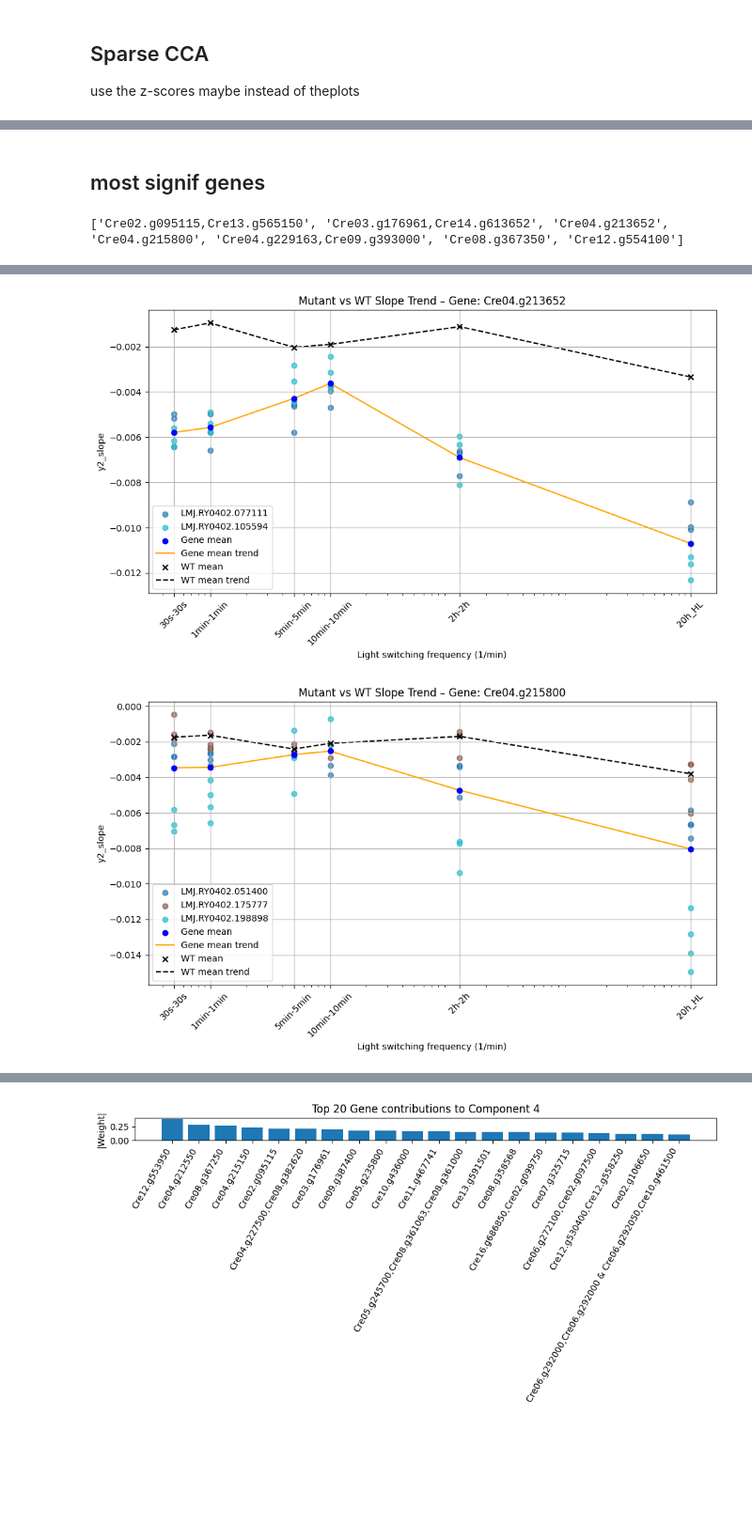
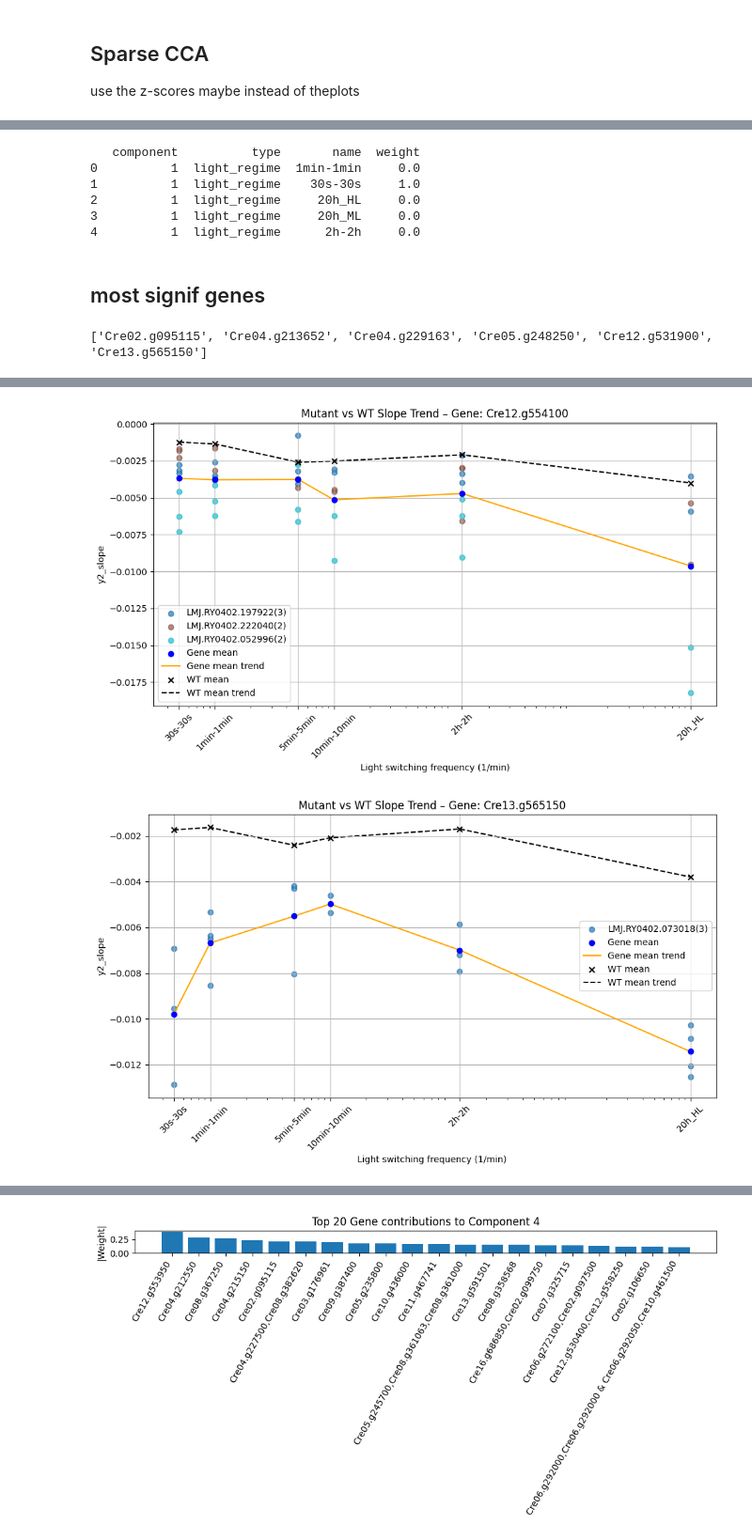
Before and after one commit to Imane-Mkt/Chlamy, a Jupyter notebook: Chlamy_Project_v2-main/Notebooks_Imane/Correlation_analysis.ipynb, the cells around one changed output, grey strips where cells are left out. Shown at 94% size. Saved outputs shown, nothing was run; the diff lists cells and outputs as text; code cells hidden in the pictures; blank space fills up the shorter version.

```diff
--- a/Chlamy_Project_v2-main/Notebooks_Imane/Correlation_analysis.ipynb
+++ b/Chlamy_Project_v2-main/Notebooks_Imane/Correlation_analysis.ipynb
@@ -89,47 +77,33 @@ print(mutant_means.head())
 
 use the z-scores maybe instead of theplots
 # %%
-import pandas as pd
-import numpy as np
-from sklearn.preprocessing import StandardScaler
-from sparsecca import cca_pmd
-
 K = 8
 penalty_x = 0.3
 penalty_y = 0.3
 
-df = pd.read_csv('/home/imokhtatif/.vscode-server/Chlamy_Project_v2-main/Data/mutant_level_zscores.csv')
+df = pd.read_csv('/home/imokhtatif/.vscode-server/Chlamy_Project_v2-main/Data/Bayesian_splitgenes_latest_phase2(5.18).csv')
 df = df[~(df['mutant_ID']== 'WT')]  #
-#df = df[~(df['light_regime'].isin(['20h_ML','10min-10min']))]  #
-
 df = df[df['mutated_genes'].notna() & df['mutant_ID'].notna()]
 
-# Gene presence/absence matrix
+# Gene presence/absence matrix : X
 df['presence'] = 1
 X = df.pivot_table(index='mutant_ID', columns='mutated_genes',
                    values='presence', fill_value=0)
-
-# Phenotype matrix
+# Phenotype matrix : Y
 Y = df.pivot_table(index='mutant_ID', columns='light_regime',
-                   values='z_score', aggfunc='mean')
-
+                   values='y2_slope', aggfunc='mean')
 common = X.index.intersection(Y.index)
 X, Y = X.loc[common], Y.loc[common]
-
 Y = Y.fillna(Y.mean())
 Y = Y.clip(lower=-1e6, upper=1e6)
-
 X = X.loc[:, X.var() > 0]
-
 X_scaled = StandardScaler().fit_transform(X)
 Y_scaled = StandardScaler().fit_transform(Y)
-
 mask = np.isfinite(X_scaled).all(axis=1) & np.isfinite(Y_scaled).all(axis=1)
 X_scaled = X_scaled[mask]
 Y_scaled = Y_scaled[mask]
 
 print("Cleaned X:", X_scaled.shape, "Cleaned Y:", Y_scaled.shape)
-
 U, V, D = cca_pmd(
     X_scaled, Y_scaled,
     penaltyx=penalty_x,
@@ -137,40 +111,32 @@ U, V, D = cca_pmd(
     K=K,
     standardize=False
 )
-
-
 results = []
 for k in range(K):
     X_ck = X_scaled @ U[:, k]
     Y_ck = Y_scaled @ V[:, k]
     corr_k = np.corrcoef(X_ck, Y_ck)[0, 1]
-
     important_genes = X.columns[(abs(U[:, k]) > 1e-4)]
     important_phenos = Y.columns[(abs(V[:, k]) > 1e-4)]
-
     results.append({
         "component": k+1,
         "correlation": corr_k,
         "genes": list(important_genes),
         "phenotypes": list(important_phenos)
     })
-
 for res in results:
     print(f"\n=== Canonical Component {res['component']} ===")
     print(f"Correlation: {res['correlation']:.3f}")
     print("Correlated genes:", res['genes'][:15], "..." if len(res['genes']) > 15 else "")
     print("Correlated light regimes:", res['phenotypes'])
 
-
 genes_used = X.columns
 phenos_used = Y.columns
-
 records = []
 for k in range(K):
     X_ck = X_scaled @ U[:, k]
     Y_ck = Y_scaled @ V[:, k]
     corr_k = np.corrcoef(X_ck, Y_ck)[0, 1]
-
     for gene_idx, gene in enumerate(genes_used):
         if abs(U[gene_idx, k]) > 1e-4:
             for pheno_idx, pheno in enumerate(phenos_used):
@@ -218,0 +176,37 @@ results_df.head()
+# %%
+## transform so it matches the R files
+df = pd.read_csv("/home/imokhtatif/.vscode-server/Chlamy_Project_v2-main/Data/cca_correlated_genes_lightregimes_with_weights.csv")
+all_light_regimes = ["1min-1min", "30s-30s", "20h_HL", "20h_ML",
+                     "2h-2h", "10min-10min", "5min-5min", "1min-5min"]
+formatted_rows = []
+for comp, subdf in df.groupby("component"):
+    regime_weights = dict(zip(subdf["light_regime"], subdf["pheno_weight"]))
+    for regime in all_light_regimes:
+        weight = regime_weights.get(regime, 0)
+        formatted_rows.append({
+            "component": comp,
+            "type": "light_regime",
+            "name": regime,
+            "weight": weight
+        })
+    gene_sub = subdf.dropna(subset=["gene"])
+    for _, row in gene_sub.iterrows():
+        formatted_rows.append({
+            "component": comp,
+            "type": "gene",
+            "name": row["gene"],
+            "weight": row["gene_weight"]
+        })
+
+formatted_df = pd.DataFrame(formatted_rows)
+formatted_df.to_csv("formatted_component_weights.csv", index=False)
+formatted_df = formatted_df.drop_duplicates()
+formatted_df.to_csv("/home/imokhtatif/.vscode-server/Chlamy_Project_v2-main/Data/sCCA/python_scca_pmd_results.csv", index=False)
+print(formatted_df.head())
+# %% [output]
+   component          type       name  weight
+0          1  light_regime  1min-1min     0.0
+1          1  light_regime    30s-30s     1.0
+2          1  light_regime     20h_HL     0.0
+3          1  light_regime     20h_ML     0.0
+4          1  light_regime      2h-2h     0.0
@@ -219,13 +236,14 @@ results_df.head()
 # %% [markdown]
 ## most signif genes
 # %%
-list_fl = results_df[((results_df['light_regime']=='20h_HL') & (results_df['gene_weight']>0.2))]['gene']
+list_fl = results_df[((results_df['light_regime']=='30s-30s') & (results_df['gene_weight']>0.2))]['gene']
 
 print(list(list_fl))
 # %% [output]
-['Cre02.g095115,Cre13.g565150', 'Cre03.g176961,Cre14.g613652', 'Cre04.g213652', 'Cre04.g215800', 'Cre04.g229163,Cre09.g393000', 'Cre08.g367350', 'Cre12.g554100']
+['Cre02.g095115', 'Cre04.g213652', 'Cre04.g229163', 'Cre05.g248250', 'Cre12.g531900', 'Cre13.g565150']
 # %%
 from Scripts_Imane import Plots
 data = pd.read_csv('/home/imokhtatif/.vscode-server/Chlamy_Project_v2-main/Data/Bayesian_latest_phase2(5.18).csv')
+data = split_genes_with_counts(data)
 Plots.plot_slope_lights_trend_log(data, list_fl)
 # %% [output]
@@ -234,2 +252,2 @@ Plots.plot_slope_lights_trend_log(data, list_fl)
-[figure, old version]
+[figure, new version]
-[figure, old version]
+[figure, new version]
```
Also changed, not shown: parts of 22 cells of this notebook.
